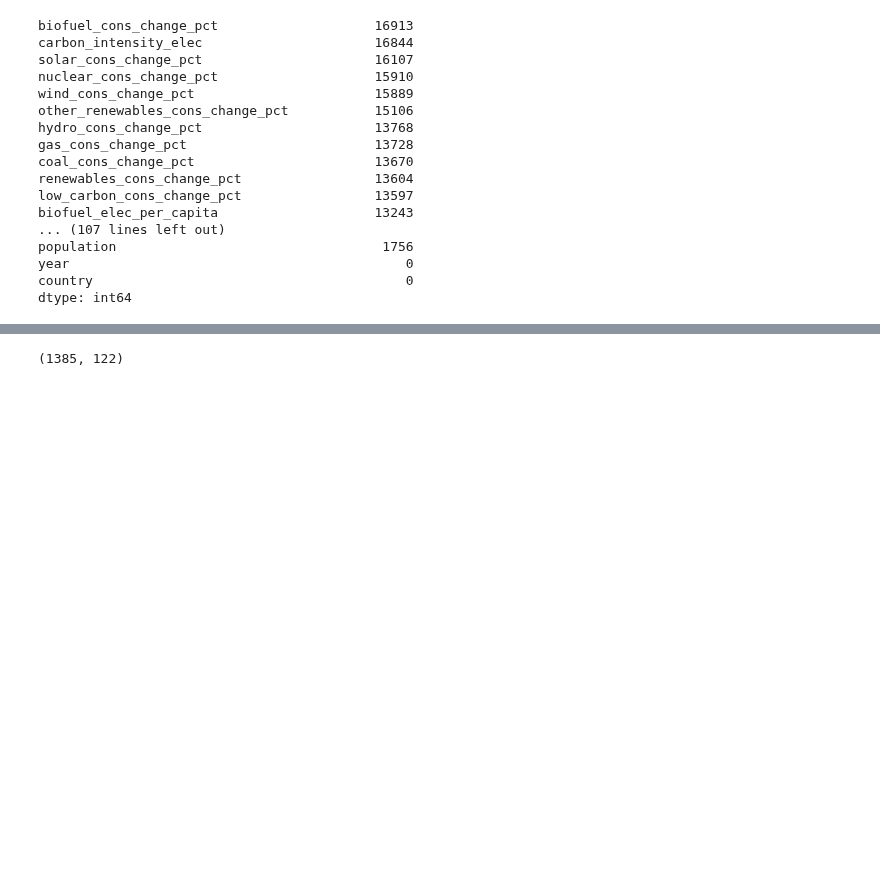
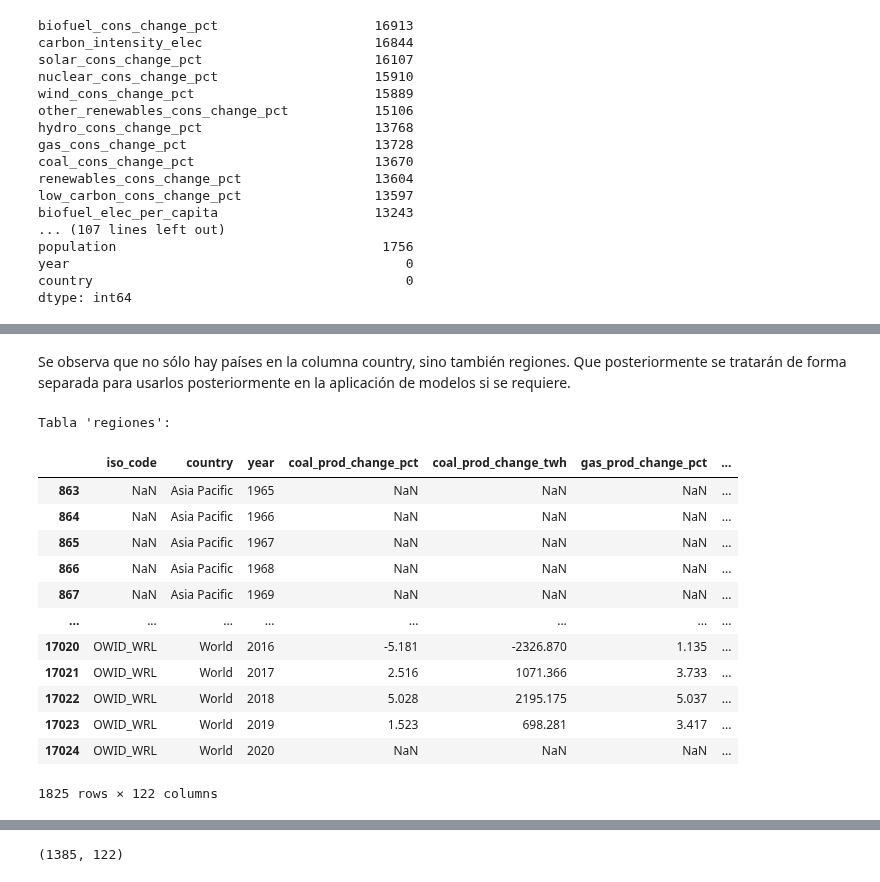
Before and after one commit to L-Ameneiro/EDA-Datasets, a Jupyter notebook: notebooks/consumo_energetico_mundial.ipynb, the cells around one changed output, grey strips where cells are left out. Saved outputs shown, nothing was run; the diff lists cells and outputs as text; code cells hidden in the pictures; blank space fills up the shorter version.

```diff
--- a/notebooks/consumo_energetico_mundial.ipynb
+++ b/notebooks/consumo_energetico_mundial.ipynb
@@ -74,0 +103,22 @@ plt.show()
+# %% [markdown]
+Se observa que no sólo hay países en la columna country, sino también regiones. Que posteriormente se tratarán de forma separada para usarlos posteriormente en la aplicación de modelos si se requiere.
+# %%
+# Se separan en un dataset las regiones y datos del mundo
+regiones = wec[wec['country'].isin(['North America', 'Other Asia & Pacific', 'Asia Pacific', 'Australia', 'Opep', 'Central African Republic', 'North Korea', 'Central America', 'Middle America','Middle East', 'Other Northern Africa', 'Europe', 'Europe (other)', 'Other Middle East', 'Eastern Africa', 'Other Caribean', 'Middle Africa', 'Other Cis', 'South Korea', 'Western Africa', 'Other South America', 'Other Southern Africa', 'World', 'Reunion', 'United Kingdom', 'South & Central America', 'South Africa'])].copy()
+print("Tabla 'regiones':")
+regiones
+# %% [output]
+Tabla 'regiones':
+|  | iso_code | country | year | coal_prod_change_pct | coal_prod_change_twh | gas_prod_change_pct | ... |
+| 863 | NaN | Asia Pacific | 1965 | NaN | NaN | NaN | ... |
+| 864 | NaN | Asia Pacific | 1966 | NaN | NaN | NaN | ... |
+| 865 | NaN | Asia Pacific | 1967 | NaN | NaN | NaN | ... |
+| 866 | NaN | Asia Pacific | 1968 | NaN | NaN | NaN | ... |
+| 867 | NaN | Asia Pacific | 1969 | NaN | NaN | NaN | ... |
+| ... | ... | ... | ... | ... | ... | ... | ... |
+| 17020 | OWID_WRL | World | 2016 | -5.181 | -2326.870 | 1.135 | ... |
+| 17021 | OWID_WRL | World | 2017 | 2.516 | 1071.366 | 3.733 | ... |
+| 17022 | OWID_WRL | World | 2018 | 5.028 | 2195.175 | 5.037 | ... |
+| 17023 | OWID_WRL | World | 2019 | 1.523 | 698.281 | 3.417 | ... |
+| 17024 | OWID_WRL | World | 2020 | NaN | NaN | NaN | ... |
+1825 rows × 122 columns
```
Also changed, not shown: parts of 39 cells of this notebook, 3 other files.
